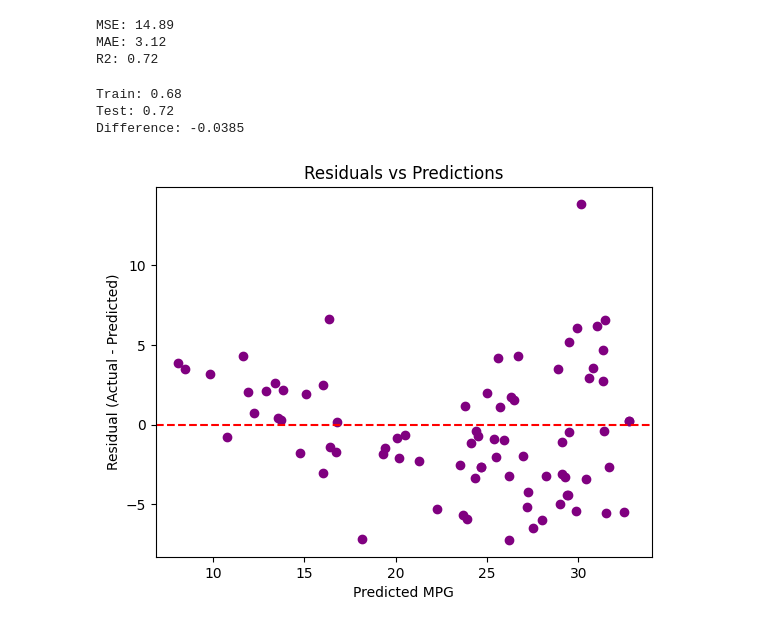
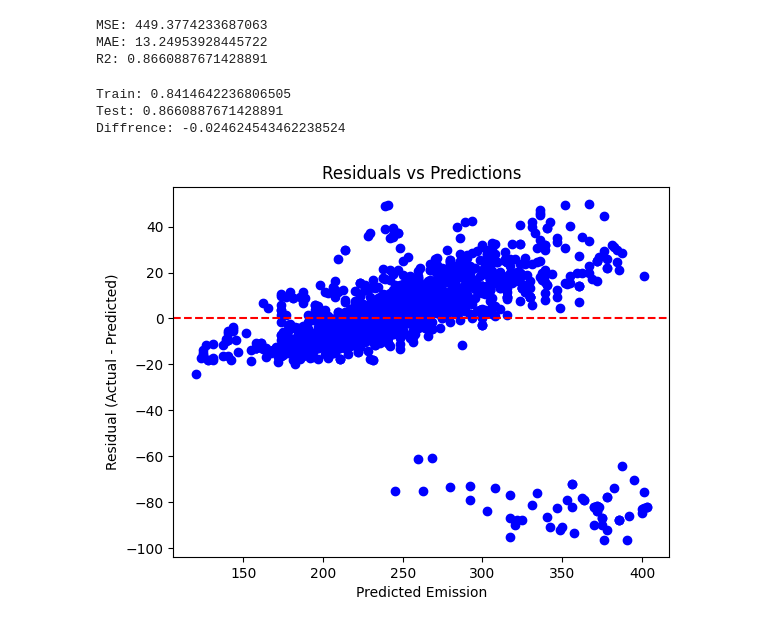
Before and after one commit to BraveVahid/machine_learning, a Jupyter notebook: simple_linear_regression.ipynb, the cells around one changed output. Saved outputs shown, nothing was run; the diff lists cells and outputs as text; code cells hidden in the pictures.

```diff
--- a/simple_linear_regression.ipynb
+++ b/simple_linear_regression.ipynb
@@ -40,2 +53,0 @@ memory usage: 28.1+ KB
-# %%
-df = data[["weight", "mpg"]]
@@ -54,0 +69,2 @@ x_train, x_test, y_train, y_test = train_test_split(x, y, test_size=0.2, random_
+# %%
+sdf = df[["CO2 Emissions(g/km)", "Fuel Consumption City (L/100 km)"]]
@@ -54,0 +79,8 @@ x_train, x_test, y_train, y_test = train_test_split(x, y, test_size=0.2, random_
+# %%
+before = sdf.count()
+
+z = zscore(sdf[["Fuel Consumption City (L/100 km)", "CO2 Emissions(g/km)"]])
+sdf = sdf[(np.abs(z) <= 3).all(axis=1)]
+
+print("data removed:")
+print(f"{before - sdf.count()}")
@@ -55 +92,3 @@ x_train, x_test, y_train, y_test = train_test_split(x, y, test_size=0.2, random_
+# %%
+x_train, x_test, y_train, y_test = train_test_split(sdf["Fuel Consumption City (L/100 km)"], sdf["CO2 Emissions(g/km)"], test_size=0.2, random_state=10)
 # %%
@@ -89,21 +134,23 @@ plt.plot(x_train, x_train * coef + intercept, color="r")
 # %%
-y_pred = model.predict(x_test.to_frame())
+MSE = mean_squared_error(y_test, y_pred)
+MAE = mean_absolute_error(y_test, y_pred)
+R2 = r2_score(y_test, y_pred)
 
-mse = mean_squared_error(y_test, y_pred)
-mae = mean_absolute_error(y_test, y_pred)
-r2 = r2_score(y_test, y_pred)
-
-print(f"MSE: {mse:.2f}\nMAE: {mae:.2f}\nR2: {r2:.2f}")
+print(f"MSE: {MSE}")
+print(f"MAE: {MAE}")
+print(f"R2: {R2}")
 # %% [output]
-MSE: 14.89
-MAE: 3.12
-R2: 0.72
+MSE: 449.3774233687063
+MAE: 13.24953928445722
+R2: 0.8660887671428891
 # %%
 r2_train = r2_score(y_train, model.predict(x_train.to_frame()))
-r2_test = r2_score(y_test, y_pred)
+r2_test = R2
 
-print(f"Train: {r2_train:.2f}\nTest: {r2_test:.2f}\nDifference: {r2_train - r2_test:.4f}")
+print(f"Train: {r2_train}")
+print(f"Test: {r2_test}")
+print(f"Diffrence: {r2_train - r2_test}")
 # %% [output]
-Train: 0.68
-Test: 0.72
-Difference: -0.0385
+Train: 0.8414642236806505
+Test: 0.8660887671428891
+Diffrence: -0.024624543462238524
@@ -112,9 +157,11 @@ residuals = y_test - y_pred
 # %%
-plt.scatter(y_pred, residuals, color="purple")
-plt.axhline(0, color="red", linestyle="--")
-plt.xlabel("Predicted MPG")
+residual = y_test - y_pred
+
+plt.scatter(y_pred, residual, color="b")
+plt.axhline(y=0, color="r", linestyle="--")
+plt.xlabel("Predicted Emission")
 plt.ylabel("Residual (Actual - Predicted)")
 plt.title("Residuals vs Predictions")
 plt.show()
 # %% [output]
-[figure, old version]
+[figure, new version]
```
Also changed, not shown: parts of 18 cells of this notebook.
